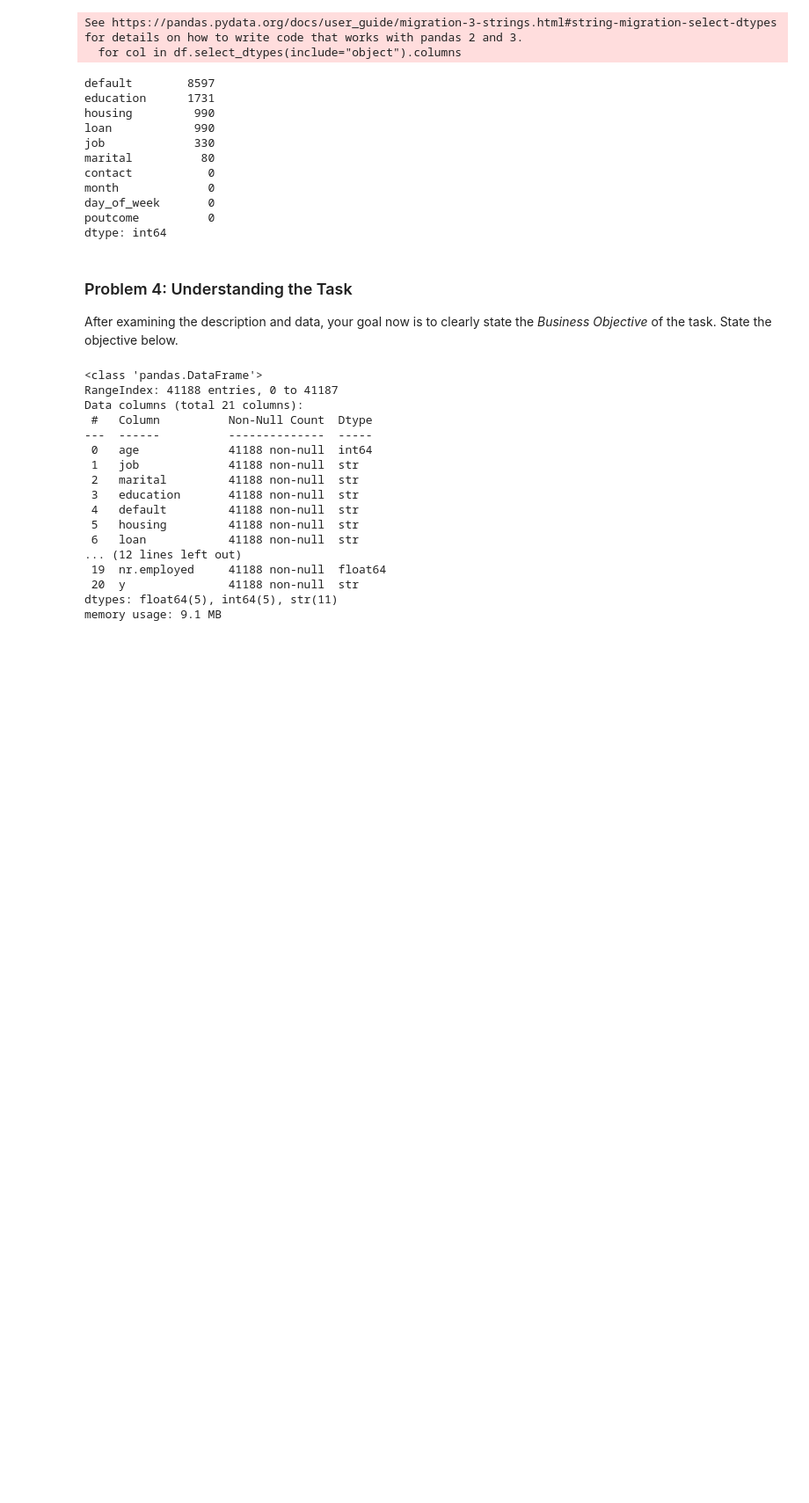
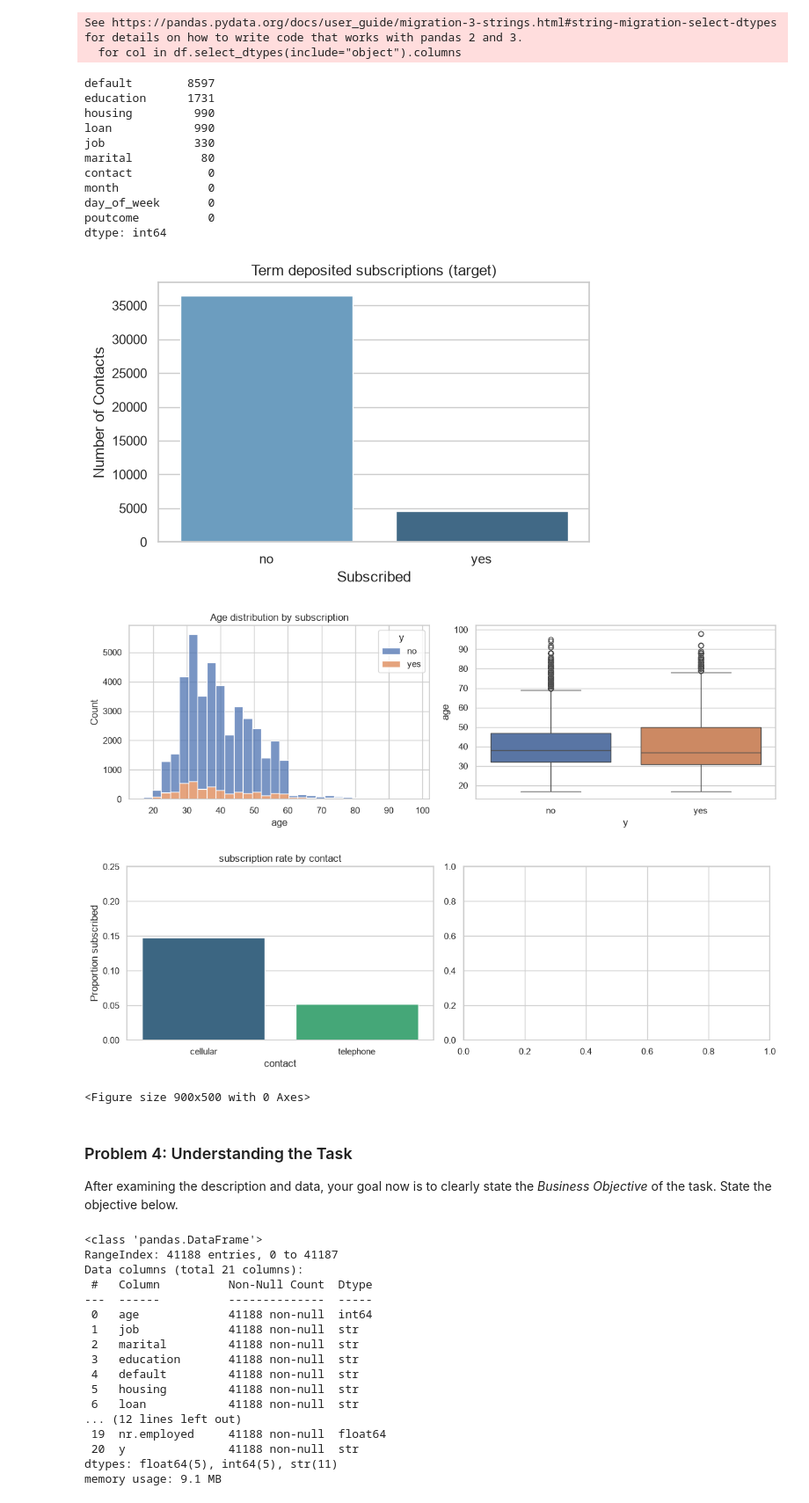
Before and after one commit to doddigarlajyothsna-maker/Module17, a Jupyter notebook: compare_classifiers.ipynb, the cells around one changed output. Shown at 88% size. Saved outputs shown, nothing was run; the diff lists cells and outputs as text; code cells hidden in the pictures; blank space fills up the shorter version.

Commit message:
coded to visualize

```diff
--- a/compare_classifiers.ipynb
+++ b/compare_classifiers.ipynb
@@ -30,6 +44,8 @@ from sklearn.svm import SVC
 from sklearn.tree import DecisionTreeClassifier
 # %%
 pd.set_option("display.max_columns",None)
+sns.set_theme(style="whitegrid")
+plt.rcParams["figure.figsize"] = (9,5)
 # %%
 df.head()
 # %% [output]
@@ -102,6 +118,52 @@ month             0
 day_of_week       0
 poutcome          0
 dtype: int64
+# %%
+# Exploratory Analysis and Visualization
+fig,ax = plt.subplots(figsize=(6,4))
+yes_counts = df["y"].value_counts()
+sns.barplot(x=yes_counts.index, y=yes_counts.values, hue=yes_counts.index, legend=False, ax=ax, palette="Blues_d")
+ax.set_title("Term deposited subscriptions (target)")
+ax.set_xlabel("Subscribed")
+ax.set_ylabel("Number of Contacts")
+plt.tight_layout()
+plt.show()
+
+# Continous: age vs outcome
+fig, axes = plt.subplots(1,2, figsize=(12,4))
+sns.histplot(data=df, x="age", hue="y", multiple="stack", bins=30, ax=axes[0])
+axes[0].set_title("Age distribution by subscription")
+sns.boxplot(data=df, x="y", y="age", hue="y", legend=False, ax=axes[1])
+ax.set_title("Age by Outcome")
+ax.set_xlabel("Subscribed")
+plt.tight_layout()
+plt.show()
+
+# Categorical: Subsciption rate by contact channel and month
+df_eda=df.copy()
+df_eda["subscribed"] = (df_eda["y"] == "yes").astype(int)
+by_contact = df_eda.groupby("contact", as_index=False)["subscribed"].mean()
+by_month = df_eda.groupby("month", as_index=False)["subscribed"].mean().sort_values("subscribed",ascending=False)
+
+fig,axes = plt.subplots(1,2, figsize=(12,4))
+sns.barplot(data=by_contact,x="contact", y="subscribed", hue="contact", legend=False, ax=axes[0], palette="viridis")
+axes[0].set_title("subscription rate by contact")
+axes[0].set_ylabel("Proportion subscribed")
+axes[0].set_ylim(0,0.25)
+plt.tight_layout()
+plt.show()
+
+sns.barplot(data=by_month,x="month", y="subscribed", hue="month", legend=False, ax=axes[1], palette="crest")
+axes[0].set_title("subscription rate by month of contact")
+axes[0].set_ylabel("Proportion subscribed")
+axes[0].tick_params(axis="x", rotation=45)
+plt.tight_layout()
+plt.show()
+# %% [output]
+[figure, added]
+[figure, added]
+[figure, added]
+<Figure size 900x500 with 0 Axes>
 # %% [markdown]
 ### Problem 4: Understanding the Task
 
```
Also changed, not shown: parts of 3 cells of this notebook.
